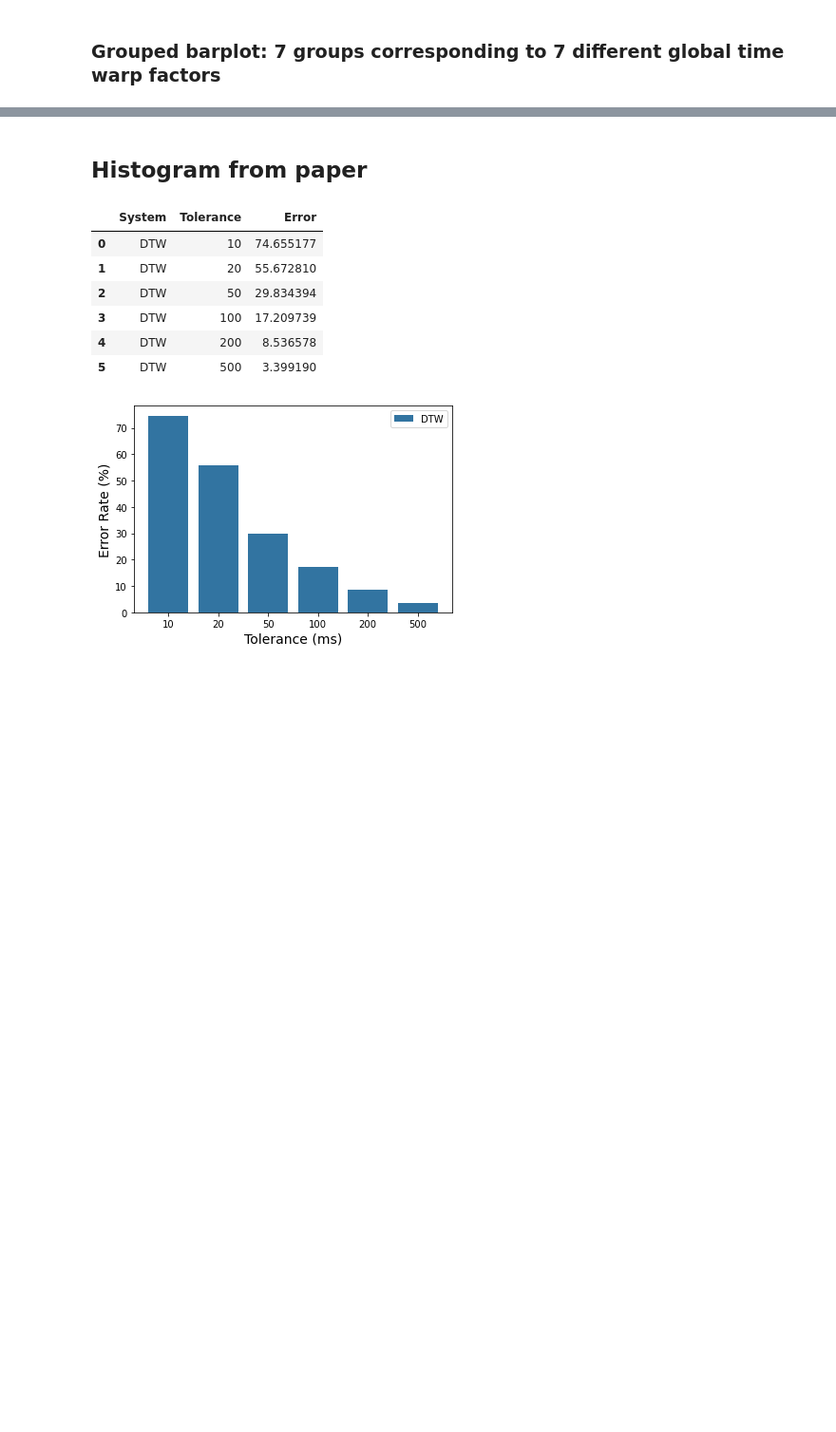
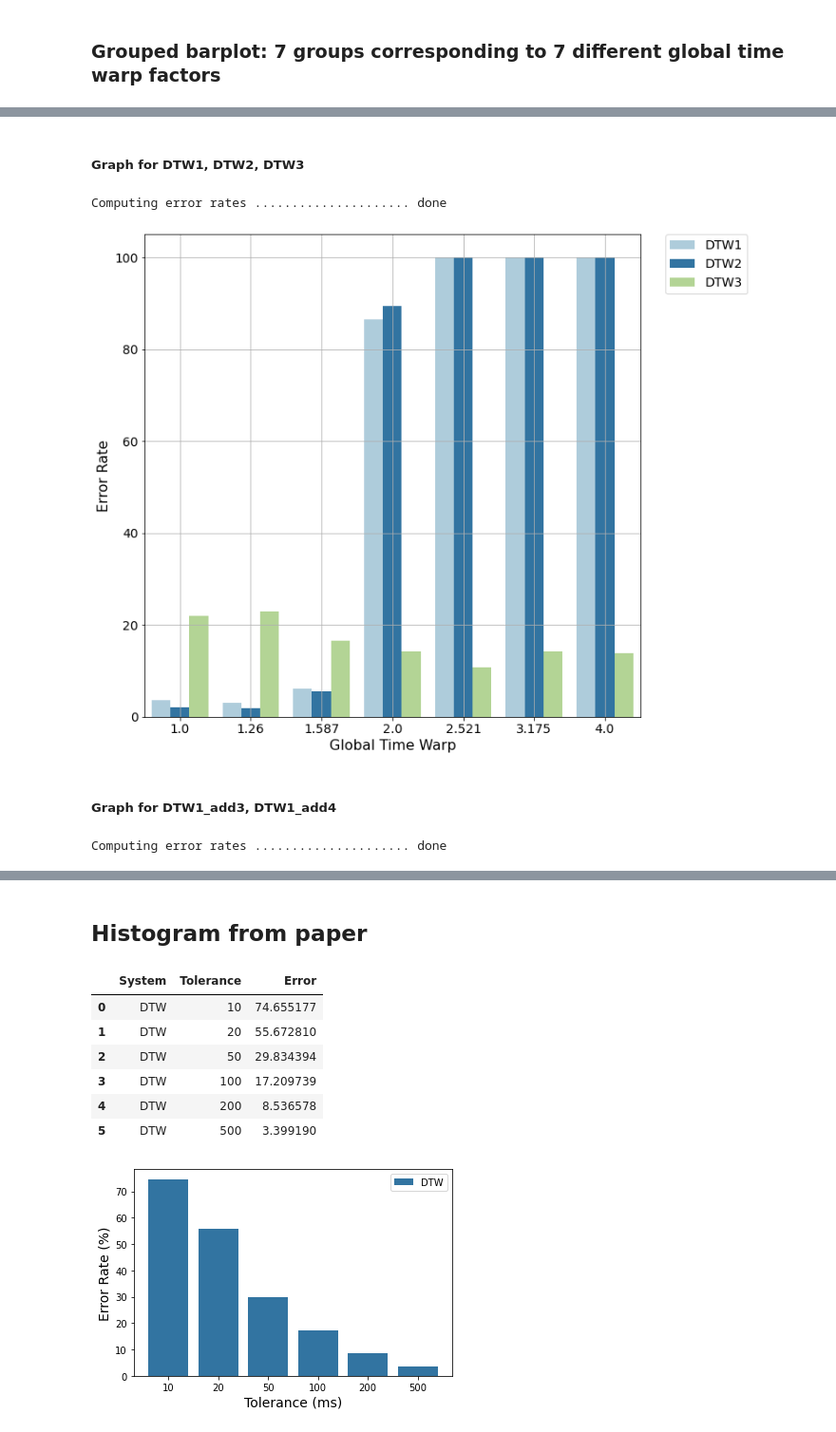
Before and after one commit to HMC-MIR/ExtremeTimeWarping, a Jupyter notebook: 03_Evaluate.ipynb, the cells around one changed output, grey strips where cells are left out. Shown at 95% size. Saved outputs shown, nothing was run; the diff lists cells and outputs as text; code cells hidden in the pictures; blank space fills up the shorter version.

Commit message:
added multiple graphs

```diff
--- a/03_Evaluate.ipynb
+++ b/03_Evaluate.ipynb
@@ -210,6 +212,5 @@ Change the 'toPlot' list to include only the alignment algorithms we've run so f
 # %%
-EVAL_ROOT_DIR = 'evaluations_test'
-toPlot = get_folder_names('train_toy', ['DTW1', 'DTW2', 'DTW3', 'DTW1_add3', 'DTW1_add4', 'DTW1_downsampleQuantized','DTW1_downsampleInterpolate','DTW1_upsampleQuantized','DTW1_upsampleInterpolate', 'DTW_adaptiveWeight1', 'DTW_adaptiveWeight2'])
+toPlot = get_folder_names('train_toy', ['DTW1', 'DTW2', 'DTW3', 'DTW1_add3', 'DTW1_add4', 'DTW1_downsampleQuantized','DTW1_downsampleInterpolate','DTW1_upsampleQuantized','DTW1_upsampleInterpolate', 'DTW_adaptiveWeight1', 'DTW_adaptiveWeight2', 'DTW_selectiveTransitions3'])
 maxTol = 1000 # in msec
 errRates, errVals = calc_error_rates_batch(EVAL_ROOT_DIR, toPlot, maxTol)
 # %% [output]
@@ -243,7 +246,7 @@ def plot_grouped_histogram1(df):
     tol_500 = df[df['Tolerance']==500]
     tol_100 = df[df['Tolerance']==100]
     # graph100 = sns.barplot(data=tol_100, x="Global Time Warp", y="Error", hue="System", edgecolor="black", linewidth=1)
-    graph200 = sns.barplot(data=tol_500, x="Global Time Warp", y="Error", hue="System", palette="rocket")
+    graph200 = sns.barplot(data=tol_500, x="Global Time Warp", y="Error", hue="System", palette="Paired")
     # graph500 = sns.barplot(data=tol_500, x="Global Time Warp", y="Error", hue="System", edgecolor="black", linewidth=1)
 
     plt.xticks(fontsize=14)
@@ -265,0 +267,22 @@ NameError: name 'df1' is not defined
+# %% [markdown]
+##### Graph for DTW1, DTW2, DTW3
+# %%
+toPlot_normal = get_folder_names('train_toy',['DTW1', 'DTW2', 'DTW3'])
+maxTol = 1000 # in msec
+errRates_normal, errVals_normal = calc_error_rates_batch(EVAL_ROOT_DIR, toPlot_normal, maxTol)
+df_normal = generate_df(errRates_normal, toPlot_normal, [200, 500, 100])
+# %% [output]
+Computing error rates ..................... done
+# %%
+plot_grouped_histogram1(df_normal)
+# %% [output]
+[figure, added]
+# %% [markdown]
+##### Graph for DTW1_add3, DTW1_add4
+# %%
+toPlot_add = get_folder_names('train_toy',['DTW1', 'DTW1_add3', 'DTW1_add4'])
+maxTol = 1000 # in msec
+errRates_add, errVals_add = calc_error_rates_batch(EVAL_ROOT_DIR, toPlot_add, maxTol)
+df_add = generate_df(errRates_add, toPlot_add, [200, 500, 100])
+# %% [output]
+Computing error rates ..................... done
```
Also changed, not shown: parts of 16 cells of this notebook.
